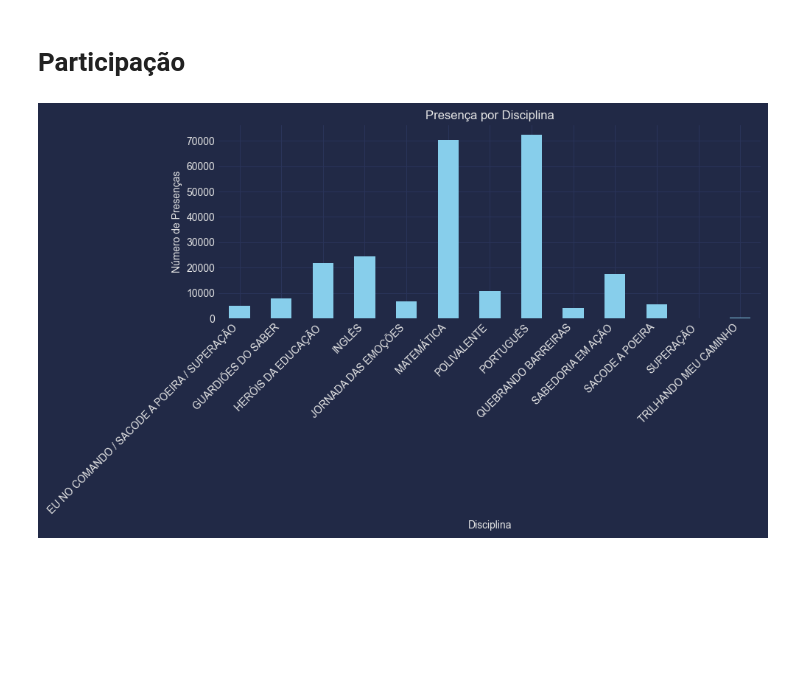
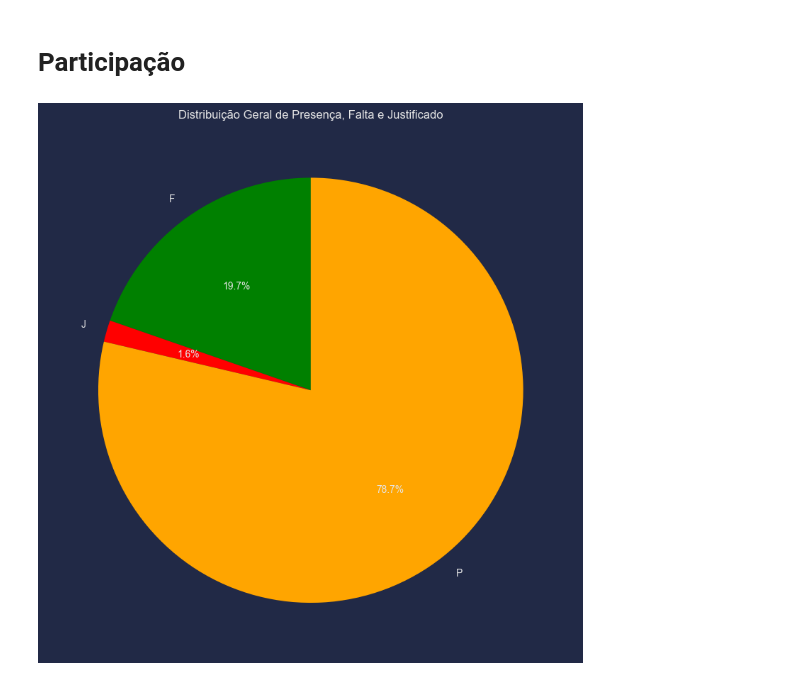
Before and after one commit to tulipia/passos-magicos, a Jupyter notebook: index_v2 copy.ipynb, the cells around one changed output. Drawn from its saved outputs; the diff is of its cells as text; code cells hidden in the pictures; blank space fills up the shorter version.

```diff
--- a/index_v2 copy.ipynb
+++ b/index_v2 copy.ipynb
@@ -596,30 +596,28 @@ tbDiarioAula = pd.read_csv('database/TbDiarioAula.csv')
 # %%
 # Passo 1: Associar alunos aos diários (TbDiarioAluno) e aulas (TbDiarioAula)
 aluno_diario_aula = pd.merge(tbDiarioAluno, tbDiarioAula, left_on='IdDiario', right_on='IdDiario')
 
 # Passo 2: Relacionar os diários com as disciplinas
 aluno_diario_disciplina = pd.merge(aluno_diario_aula, tbDiario, on='IdDiario')
 
 # Passo 3: Obter a frequência dos alunos nas disciplinas através de IdDiarioAula
 aluno_frequencia = pd.merge(aluno_diario_disciplina, tbDiarioFrequencia, on=['IdAluno', 'IdDiarioAula'])
 
 # Incluir a coluna NomeDisciplina na tabela aluno_frequencia
 aluno_frequencia_completa = pd.merge(aluno_frequencia, tbDisciplina[['IdDisciplina', 'NomeDisciplina']], on='IdDisciplina')
 
-# Agregar os dados de presença por disciplina
-presenca_por_disciplina = aluno_frequencia_completa[aluno_frequencia_completa['StPresencaFalta'] == 'P']
-presenca_por_disciplina_agg = presenca_por_disciplina.groupby('NomeDisciplina').size()
+# Agregar os dados de presença, falta e justificativa independentemente da disciplina
+frequencia_geral = aluno_frequencia_completa.groupby('StPresencaFalta').size()
 
-# Criar o gráfico de presença por disciplina
-plt.figure(figsize=(10, 6))
-presenca_por_disciplina_agg.plot(kind='bar', color='skyblue')
-plt.title('Presença por Disciplina')
-plt.xlabel('Disciplina')
-plt.ylabel('Número de Presenças')
-plt.xticks(rotation=45, ha='right')
+# Criar o gráfico de pizza para presença, falta e justificado
+plt.figure(figsize=(8, 8))
+frequencia_geral.plot(kind='pie', autopct='%1.1f%%', colors=['green', 'red', 'orange'], startangle=90)
+
+plt.title('Distribuição Geral de Presença, Falta e Justificado')
+plt.ylabel('')  # Remove o rótulo y para o gráfico de pizza
 plt.tight_layout()
 
 # Exibir o gráfico
 plt.show()
 # %% [output]
-[figure, old version]
+[figure, new version]
```
Also changed, not shown: parts of 1 cell of this notebook.
